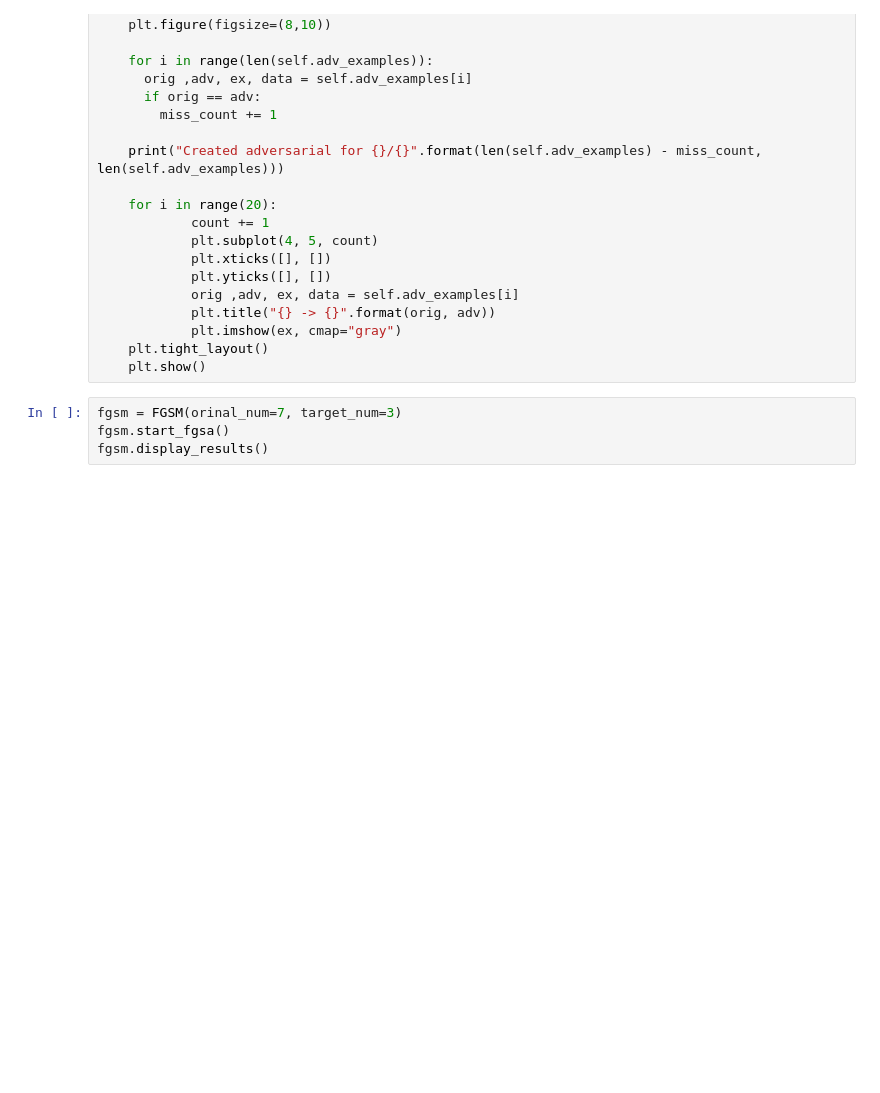
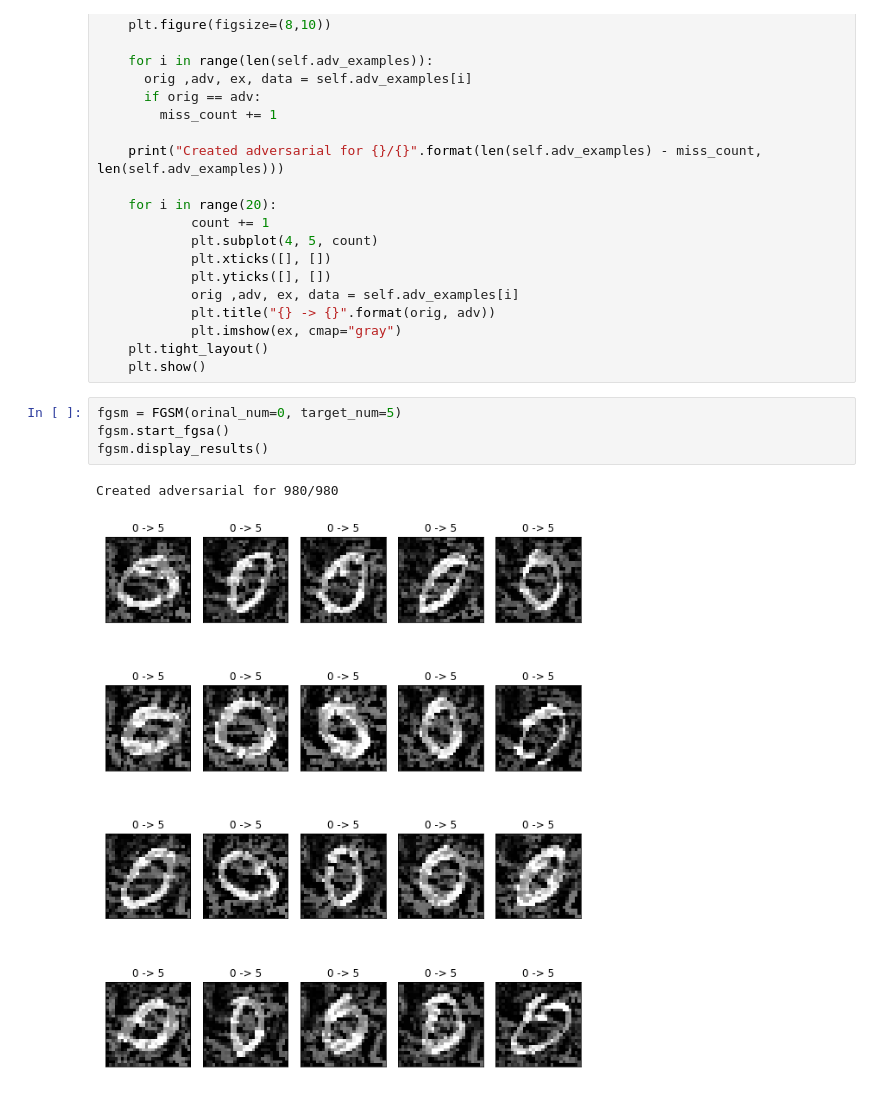
Before and after one commit to reevesrs24/TargetedAdversarialFGSM, a Jupyter notebook: TargetedFGSM.ipynb, the cells around one changed output. Cells and saved outputs as stored; diff of their text form; blank space fills up the shorter version.

```diff
--- a/TargetedFGSM.ipynb
+++ b/TargetedFGSM.ipynb
@@ -171,6 +171,9 @@ class FGSM():
     plt.tight_layout()
     plt.show()
 # %%
-fgsm = FGSM(orinal_num=7, target_num=3)
+fgsm = FGSM(orinal_num=0, target_num=5)
 fgsm.start_fgsa()
 fgsm.display_results()
+# %% [output]
+Created adversarial for 980/980
+[figure, added]
```
